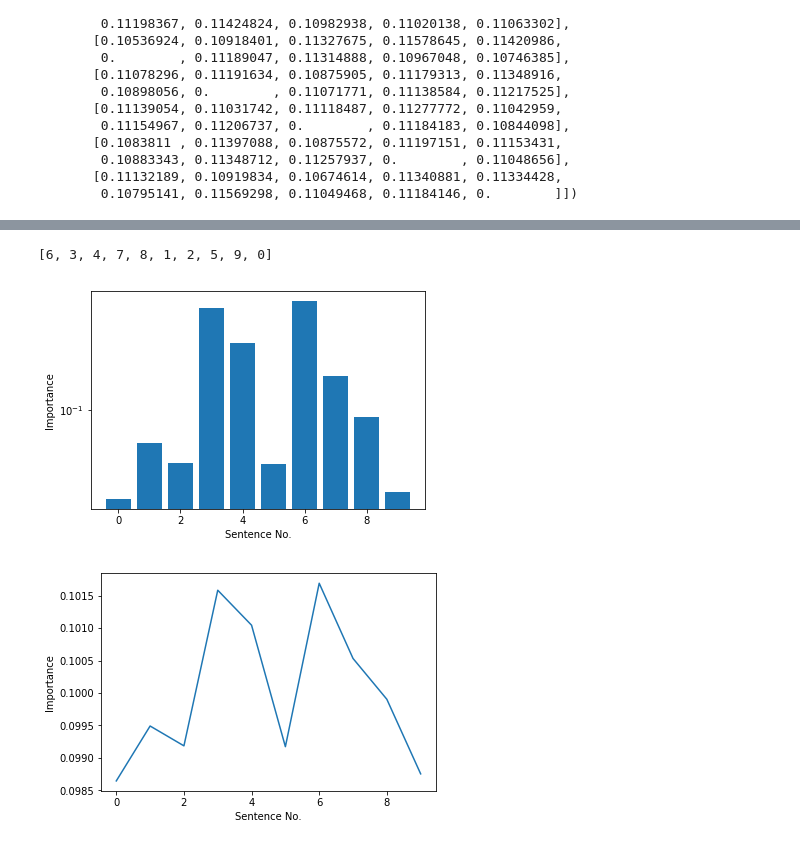
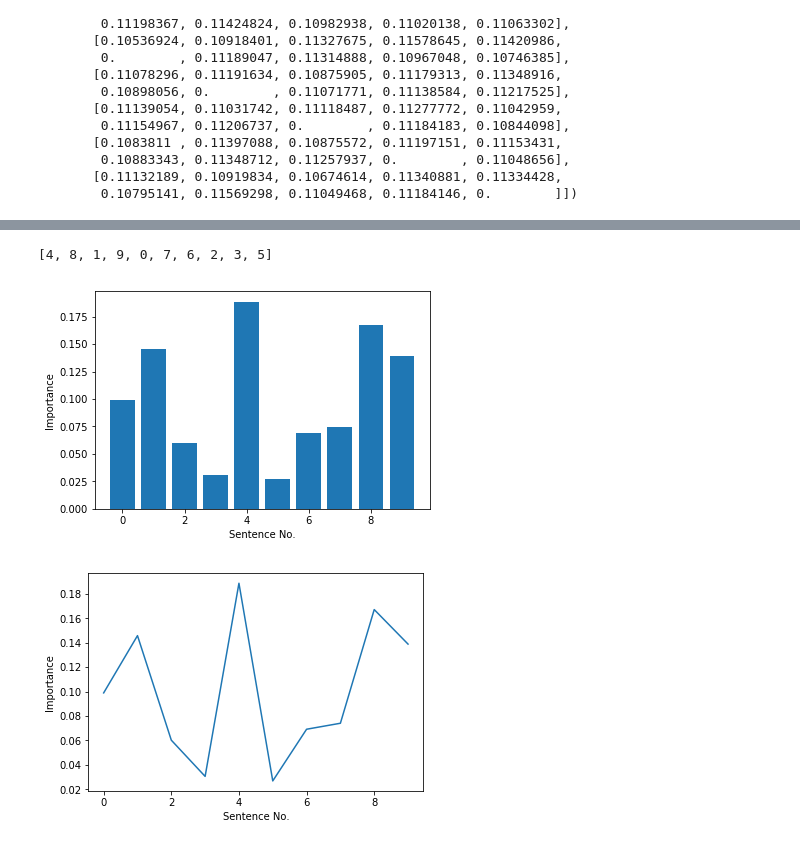
Before and after one commit to amanraj209/text-summarization, a Jupyter notebook: text-summarization.ipynb, the cells around one changed output, grey strips where cells are left out. Saved outputs shown, nothing was run; the diff lists cells and outputs as text; code cells hidden in the pictures.

Commit message:
pagerank updated

```diff
--- a/text-summarization.ipynb
+++ b/text-summarization.ipynb
@@ -24,12 +26,3 @@ sentences = sent_tokenize(sentences)
 len(sentences)
 # %% [output]
 10
-# %%
-def pagerank(A, eps=0.0001, d=0.85):
-    P = np.ones(len(A)) / len(A)
-    while True:
-        new_P = np.ones(len(A)) * (1 - d) / len(A) + d * A.T.dot(P)
-        delta = abs((new_P - P).sum())
-        if delta <= eps:
-            return new_P
-        P = new_P
@@ -35,0 +31,12 @@ def pagerank(A, eps=0.0001, d=0.85):
+# %%
+def pagerank(M, eps=0.001, d=0.80):
+    N = M.shape[1]
+    v = np.random.uniform(0, 1, (N, 1))
+    v = v / np.linalg.norm(v, 1)
+    last_v = np.ones((N, 1), dtype=np.float32) * np.inf
+    M_hat = (d * M) + (((1 - d) / N) * np.ones((N, N), dtype=np.float32))
+
+    while np.linalg.norm(v - last_v, 2) > eps:
+        last_v = v
+        v = np.matmul(M_hat, v)
+    return v
@@ -117,20 +138,19 @@ ranked_sentence_indexes = [item[0] for item in sorted(enumerate(sentence_ranks),
 # %%
 ranked_sentence_indexes
 # %% [output]
-[6, 3, 4, 7, 8, 1, 2, 5, 9, 0]
+[4, 8, 1, 9, 0, 7, 6, 2, 3, 5]
 # %%
-plt.bar([item[0] for item in sorted(enumerate(sentence_ranks))], sentence_ranks)
+plt.bar([item[0] for item in sorted(enumerate(sentence_ranks))], sentence_ranks.T[0])
 plt.xlabel("Sentence No.")
 plt.ylabel("Importance")
-plt.yscale('log')
 plt.show()
 # %% [output]
-[figure, old version]
+[figure, new version]
 # %%
 plt.plot([item[0] for item in sorted(enumerate(sentence_ranks))], sentence_ranks)
 plt.xlabel("Sentence No.")
 plt.ylabel("Importance")
 plt.show()
 # %% [output]
-[figure, old version]
+[figure, new version]
 # %%
```
Also changed, not shown: parts of 12 cells of this notebook.
